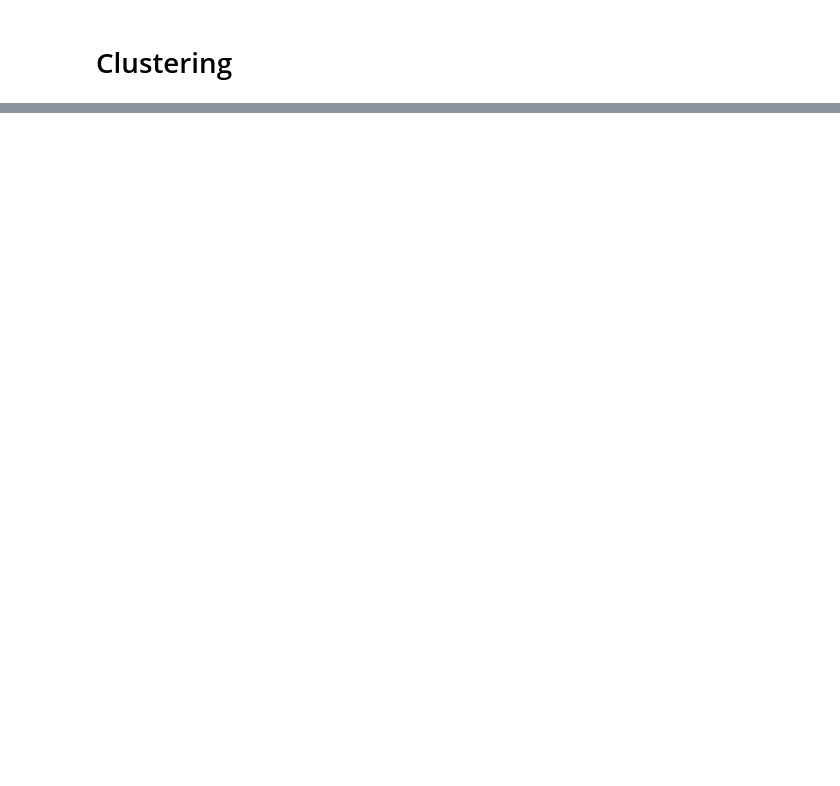
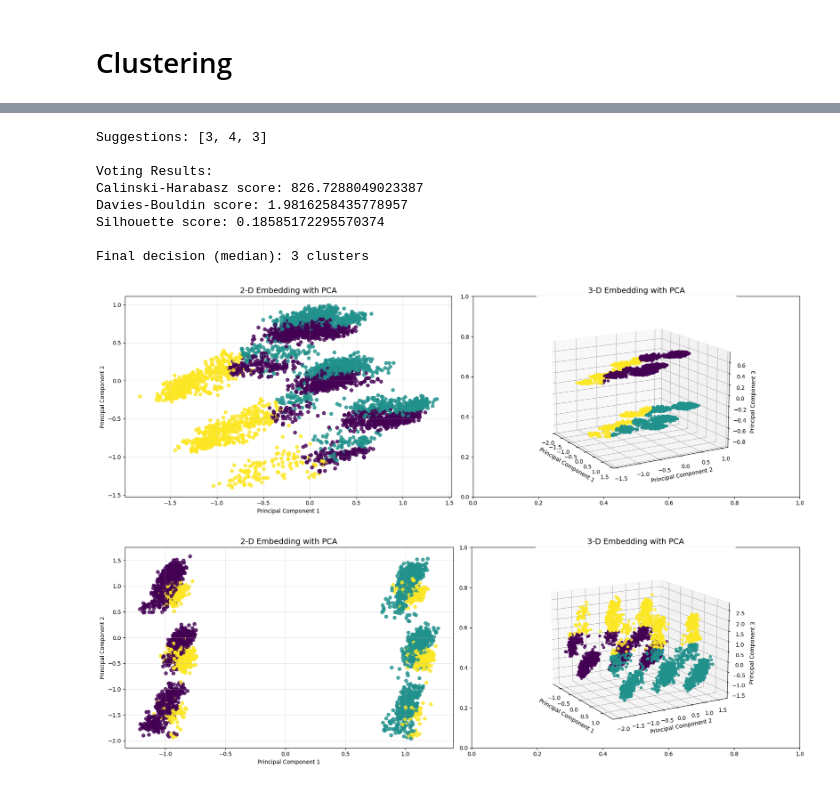
Before and after one commit to Filippo-Galli/Fintech_BC, a Jupyter notebook: BC1/main.ipynb, the cells around one changed output, grey strips where cells are left out. Cells and saved outputs as stored; diff of their text form; code cells hidden in the pictures; blank space fills up the shorter version.

```diff
--- a/BC1/main.ipynb
+++ b/BC1/main.ipynb
@@ -265,0 +409,34 @@ Optimal number of clusters: 5
+# %%
+from sklearn.decomposition import FastICA
+
+# PCA
+ica = FastICA(n_components=3)  # 3 PC
+X_ica = ica.fit_transform(X)
+
+# KMeans clustering
+kmeans = KMeans(n_clusters=3, random_state=42)
+kmeans.fit(X_ica)
+kmeans_clusters3 = kmeans.predict(X_ica)
+
+# KMeans clustering
+kmeans = KMeans(n_clusters=4, random_state=42)
+kmeans.fit(X_ica)
+kmeans_clusters4 = kmeans.predict(X_ica)
+
+# Choose the optimal number of clusters
+cluster_results = {}
+cluster_results[3] = kmeans_clusters3
+cluster_results[4] = kmeans_clusters4
+final_k = get_optimal_k_voting(X, cluster_results, gower_distance)
+visualize_cluster(X, cluster_results[final_k])
+# %% [output]
+Suggestions: [3, 4, 3]
+
+Voting Results:
+Calinski-Harabasz score: 826.7288049023387
+Davies-Bouldin score: 1.9816258435778957
+Silhouette score: 0.18585172295570374
+
+Final decision (median): 3 clusters
+[figure, added]
+[figure, added]
```
Also changed, not shown: parts of 17 cells of this notebook.
